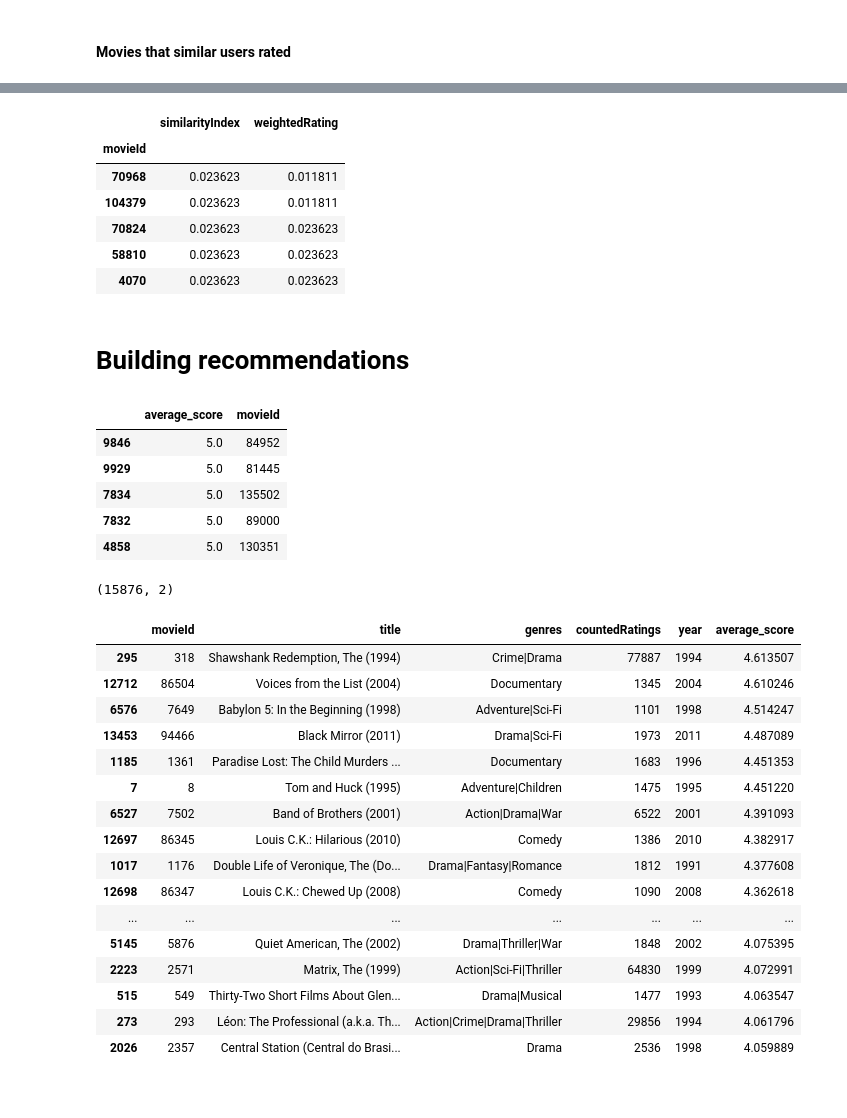
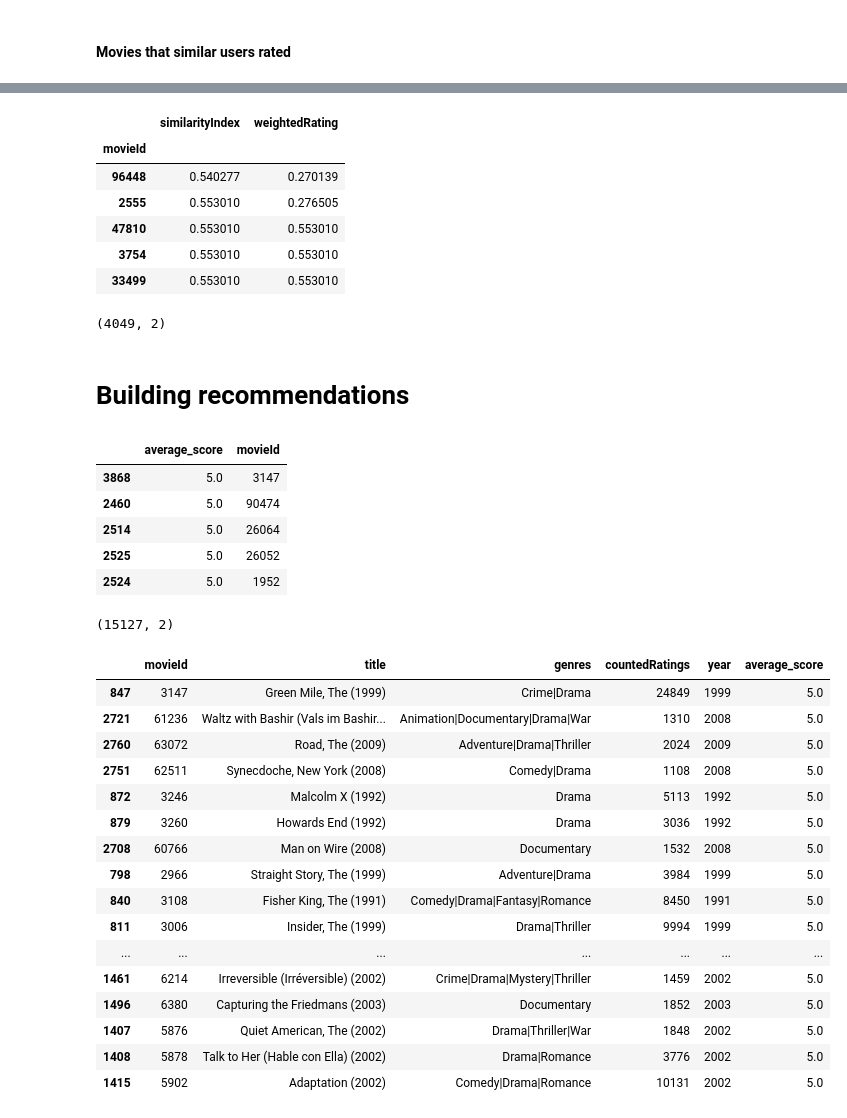
Before and after one commit to Sengoku11/movie_recommendation_system, a Jupyter notebook: recommendation_system.ipynb, the cells around one changed output, grey strips where cells are left out. Saved outputs shown, nothing was run; the diff lists cells and outputs as text; code cells hidden in the pictures.

```diff
--- a/recommendation_system.ipynb
+++ b/recommendation_system.ipynb
@@ -326,7 +342,8 @@ pearson_df.shape
 # %% [markdown]
 #### Most similar users
 # %%
-topUsers = pearson_df[pearson_df.similarityIndex > 0].sort_values(by="similarityIndex", ascending=False)
+# Change similarityIndex filter to get more accurate predictions but less users. But it should be always > 0
+topUsers = pearson_df[pearson_df.similarityIndex > 0.5].sort_values(by="similarityIndex", ascending=False)
 topUsers.head()
 # %% [output]
 |  | similarityIndex | userId |
@@ -373,52 +389,58 @@ topUsersRating.head()
 # %% [output]
 |  | similarityIndex | weightedRating |
 | movieId |  |  |
-| 70968 | 0.023623 | 0.011811 |
-| 104379 | 0.023623 | 0.011811 |
-| 70824 | 0.023623 | 0.023623 |
-| 58810 | 0.023623 | 0.023623 |
-| 4070 | 0.023623 | 0.023623 |
+| 96448 | 0.540277 | 0.270139 |
+| 2555 | 0.553010 | 0.276505 |
+| 47810 | 0.553010 | 0.553010 |
+| 3754 | 0.553010 | 0.553010 |
+| 33499 | 0.553010 | 0.553010 |
+# %%
+topUsersRating.shape
+# %% [output]
+(4049, 2)
 # %% [markdown]
 # Building recommendations
 # %%
-recommendations_df = pd.DataFrame()
-recommendations_df['average_score'] = topUsersRating['weightedRating'] / topUsersRating['similarityIndex']
-recommendations_df['movieId'] = recommendations_df.index
-recommendations_df = recommendations_df.reset_index(drop=True).sort_values(by='average_score', ascending=False)
+movieScore = pd.DataFrame()
+movieScore['average_score'] = topUsersRating['weightedRating'] / topUsersRating['similarityIndex']
+movieScore['movieId'] = movieScore.index
+movieScore = movieScore.reset_index(drop=True).sort_values(by='average_score', ascending=False)
 
-recommendations_df.head()
+movieScore.head()
 # %% [output]
 |  | average_score | movieId |
-| 9846 | 5.0 | 84952 |
-| 9929 | 5.0 | 81445 |
-| 7834 | 5.0 | 135502 |
-| 7832 | 5.0 | 89000 |
-| 4858 | 5.0 | 130351 |
+| 3868 | 5.0 | 3147 |
+| 2460 | 5.0 | 90474 |
+| 2514 | 5.0 | 26064 |
+| 2525 | 5.0 | 26052 |
+| 2524 | 5.0 | 1952 |
 # %%
 recommendations_df.shape
 # %% [output]
-(15876, 2)
+(15127, 2)
 # %%
-recommendations_df = pd.merge(movies, recommendations_df)
-recommendations_df = recommendations_df.sort_values(by='average_score', ascending=False)
+recommendations = pd.merge(movies, movieScore)
+recommendations = recommendations[~recommendations['movieId'].isin(inputMovies['movieId'])]  # exclude watched movies
+recommendations = recommendations.sort_values(by='average_score', ascending=False)
 
 # Feel free to use different combinations of filtering by age, average_score, num of ratings, etc.
-recommendations_df[(recommendations_df.countedRatings > 1000)&(recommendations_df.year > 1990)][:50]
+recommendations = recommendations[(recommendations.countedRatings > 1000)&(recommendations.year > 1990)][:50]
+recommendations
 # %% [output]
 |  | movieId | title | genres | countedRatings | year | average_score |
-| 295 | 318 | Shawshank Redemption, The (1994) | Crime|Drama | 77887 | 1994 | 4.613507 |
-| 12712 | 86504 | Voices from the List (2004) | Documentary | 1345 | 2004 | 4.610246 |
-| 6576 | 7649 | Babylon 5: In the Beginning (1998) | Adventure|Sci-Fi | 1101 | 1998 | 4.514247 |
-| 13453 | 94466 | Black Mirror (2011) | Drama|Sci-Fi | 1973 | 2011 | 4.487089 |
-| 1185 | 1361 | Paradise Lost: The Child Murders ... | Documentary | 1683 | 1996 | 4.451353 |
-| 7 | 8 | Tom and Huck (1995) | Adventure|Children | 1475 | 1995 | 4.451220 |
-| 6527 | 7502 | Band of Brothers (2001) | Action|Drama|War | 6522 | 2001 | 4.391093 |
-| 12697 | 86345 | Louis C.K.: Hilarious (2010) | Comedy | 1386 | 2010 | 4.382917 |
-| 1017 | 1176 | Double Life of Veronique, The (Do... | Drama|Fantasy|Romance | 1812 | 1991 | 4.377608 |
-| 12698 | 86347 | Louis C.K.: Chewed Up (2008) | Comedy | 1090 | 2008 | 4.362618 |
+| 847 | 3147 | Green Mile, The (1999) | Crime|Drama | 24849 | 1999 | 5.0 |
+| 2721 | 61236 | Waltz with Bashir (Vals im Bashir... | Animation|Documentary|Drama|War | 1310 | 2008 | 5.0 |
+| 2760 | 63072 | Road, The (2009) | Adventure|Drama|Thriller | 2024 | 2009 | 5.0 |
+| 2751 | 62511 | Synecdoche, New York (2008) | Comedy|Drama | 1108 | 2008 | 5.0 |
+| 872 | 3246 | Malcolm X (1992) | Drama | 5113 | 1992 | 5.0 |
+| 879 | 3260 | Howards End (1992) | Drama | 3036 | 1992 | 5.0 |
+| 2708 | 60766 | Man on Wire (2008) | Documentary | 1532 | 2008 | 5.0 |
+| 798 | 2966 | Straight Story, The (1999) | Adventure|Drama | 3984 | 1999 | 5.0 |
+| 840 | 3108 | Fisher King, The (1991) | Comedy|Drama|Fantasy|Romance | 8450 | 1991 | 5.0 |
+| 811 | 3006 | Insider, The (1999) | Drama|Thriller | 9994 | 1999 | 5.0 |
 | ... | ... | ... | ... | ... | ... | ... |
-| 5145 | 5876 | Quiet American, The (2002) | Drama|Thriller|War | 1848 | 2002 | 4.075395 |
-| 2223 | 2571 | Matrix, The (1999) | Action|Sci-Fi|Thriller | 64830 | 1999 | 4.072991 |
-| 515 | 549 | Thirty-Two Short Films About Glen... | Drama|Musical | 1477 | 1993 | 4.063547 |
-| 273 | 293 | Léon: The Professional (a.k.a. Th... | Action|Crime|Drama|Thriller | 29856 | 1994 | 4.061796 |
-| 2026 | 2357 | Central Station (Central do Brasi... | Drama | 2536 | 1998 | 4.059889 |
+| 1461 | 6214 | Irreversible (Irréversible) (2002) | Crime|Drama|Mystery|Thriller | 1459 | 2002 | 5.0 |
+| 1496 | 6380 | Capturing the Friedmans (2003) | Documentary | 1852 | 2003 | 5.0 |
+| 1407 | 5876 | Quiet American, The (2002) | Drama|Thriller|War | 1848 | 2002 | 5.0 |
+| 1408 | 5878 | Talk to Her (Hable con Ella) (2002) | Drama|Romance | 3776 | 2002 | 5.0 |
+| 1415 | 5902 | Adaptation (2002) | Comedy|Drama|Romance | 10131 | 2002 | 5.0 |
```
Also changed, not shown: parts of 11 cells of this notebook.
